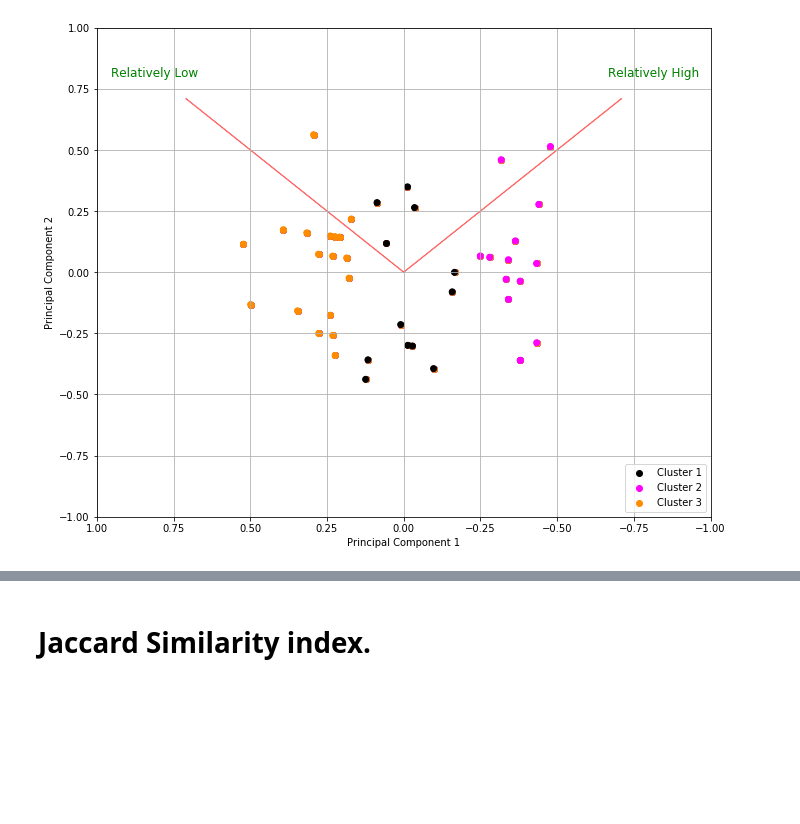
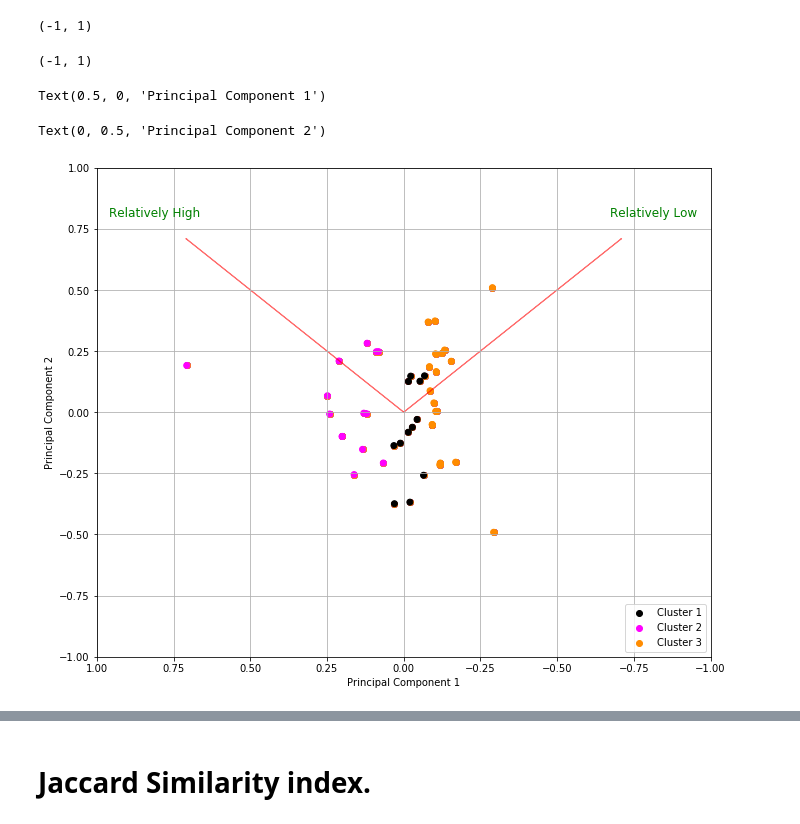
Before and after one commit to Guindillator/Certainty, a Jupyter notebook: Code_Figures_Certainty_Project.ipynb, the cells around one changed output, grey strips where cells are left out. Drawn from its saved outputs; the diff is of its cells as text; code cells hidden in the pictures; blank space fills up the shorter version.

```diff
--- a/Code_Figures_Certainty_Project.ipynb
+++ b/Code_Figures_Certainty_Project.ipynb
@@ -64,0 +68,2 @@ s123.columns = ['s1-High','s1-Medium High','s1-Medium Low','s1-Low','s3-1','s3-2
+# %%
+s123 = pd.read_csv("C:\\Users\\marpr\\Desktop\\docto\\respuestas-s123 - copia.csv", sep=',')
@@ -154,17 +189,20 @@ array([[ 1.42190447, -0.85551884, -1.2101169 , -0.48473773],
 # %%
-import matplotlib.pyplot as plt
-from mpl_toolkits.mplot3d import Axes3D
-from sklearn import datasets
-from sklearn.decomposition import PCA
-# iris = datasets.load_iris()
 m = (np.asarray(s123))
-s1_array = (m[:, :4])
+# s1_array = (m[:, :4])
 s3_array = (m[:, 4:7])
-s2_array = (m[:, 7:9])
+
+lista = []
+for i in range(1,46):
+    lista.append([0])
+s3_array = (np.append(s3_array, lista, axis=1))
+
+# s2_array = (m[:, 7:9])
+s3_array_comp = clr(centralize(multiplicative_replacement(closure(s3_array), delta = 0.0001)))
+s3_array_comp = scale(s3_array_comp)
 
 range_s123 = range(1,11)
 s3_interia = []
-s3= pd.DataFrame(s3_array)
+s3= pd.DataFrame(s3_array_comp)
 pcax3 = PCA(n_components=2).fit_transform(s3)
 
 pca = PCA()
@@ -172,7 +210,7 @@ pcax3 = pca.fit_transform(s3)
 
 k = 3
 # Create a kmeans model on our data, using k clusters.  random_state helps ensure that the algorithm returns the same results each time.
-kmeans_model = KMeans(n_clusters=k, random_state=1).fit(s3.iloc[:, :])
+kmeans_model = KMeans(n_clusters=k, random_state=1).fit((pd.DataFrame(s3_array)).iloc[:, :])
 
 # These are our fitted labels for clusters -- the first cluster has label 0, and the second has label 1.
 y = kmeans_model.labels_
@@ -218,6 +256,6 @@ plt.grid()
 
 #Call the function. Use only the 2 PCs.
 myplot(pcax3[:,0:2],np.transpose(pca.components_[0:2, :]))
-plt.savefig('biplot_pca_s3.png', dpi = 500)
+plt.savefig('biplot_pca_s3_compositional.png', dpi = 500)
 plt.show()
 # %% [output]
@@ -225,17 +267,14 @@ plt.show()
 # %%
-import matplotlib.pyplot as plt
-from mpl_toolkits.mplot3d import Axes3D
-from sklearn import datasets
-from sklearn.decomposition import PCA
-# iris = datasets.load_iris()
 m = (np.asarray(s123))
-s1_array = (m[:, :4])
-s3_array = (m[:, 4:7])
+# s1_array = (m[:, :4])
+# s3_array = (m[:, 4:7])
 s2_array = (m[:, 7:9])
+s2_array_comp = clr(centralize(multiplicative_replacement(closure(s2_array), delta = 0.0001)))
+s2_array_comp = scale(s2_array_comp)
 
 range_s123 = range(1,11)
 s2_interia = []
-s2= pd.DataFrame(s2_array)
+s2= pd.DataFrame(s2_array_comp)
 pcax2 = PCA(n_components=2).fit_transform(s2)
 
 pca = PCA()
@@ -243,7 +282,7 @@ pcax2 = pca.fit_transform(s2)
 
 k = 3
 # Create a kmeans model on our data, using k clusters.  random_state helps ensure that the algorithm returns the same results each time.
-kmeans_model = KMeans(n_clusters=k, init='random', random_state=1).fit(s2.iloc[:, :])
+kmeans_model = KMeans(n_clusters=k, init='random', random_state=1).fit((pd.DataFrame(s2_array)).iloc[:, :])
 
 # These are our fitted labels for clusters -- the first cluster has label 0, and the second has label 1.
 y = kmeans_model.labels_
@@ -260,33 +299,37 @@ def myplot(score,coeff,labels=None):
     b = ax.scatter(xs * scalex,ys * scaley, c = colors[1], label = 'Cluster 2')
     c = ax.scatter(xs * scalex,ys * scaley, c = colors[2], label = 'Cluster 3')
     plt.legend(loc = 4)
     d = ax.scatter(xs * scalex,ys * scaley, c = y, cmap=matplotlib.colors.ListedColormap(colors))
 #     for i in range(n):
     plt.arrow(0, 0, coeff[0,0], coeff[0,1],color = 'r',alpha = 0.5)
     if labels is None:
         plt.text(coeff[0,0]* 1.15, coeff[0,1] * 1.15, "Relatively High", color = 'g', ha = 'center', va = 'center', fontsize=12)
     else:
         plt.text(coeff[0,0]* 1.15, coeff[0,1] * 1.15, labels[0], color = 'g', ha = 'center', va = 'center')
 
     plt.arrow(0, 0, coeff[1,0], coeff[1,1],color = 'r',alpha = 0.5)
     if labels is None:
         plt.text(coeff[1,0]* 1.15, coeff[1,1] * 1.15, "Relatively Low", color = 'g', ha = 'center', va = 'center', fontsize=12)
     else:
         plt.text(coeff[1,0]* 1.15, coeff[1,1] * 1.15, labels[1], color = 'g', ha = 'center', va = 'center')
 
 
 
 plt.xlim(-1,1)
 plt.ylim(-1,1)
 plt.xlabel("Principal Component {}".format(1))
 plt.ylabel("Principal Component {}".format(2))
 plt.gca().invert_xaxis()
 plt.grid()
 
 #Call the function. Use only the 2 PCs.
 myplot(pcax2[:,0:2],np.transpose(pca.components_[0:2, :]))
-plt.savefig('biplot_pca_s2.1.png', dpi = 500)
+plt.savefig('biplot_pca_s2.1_compositional.png', dpi = 500)
 plt.show()
 # %% [output]
+(-1, 1)
+(-1, 1)
+Text(0.5, 0, 'Principal Component 1')
+Text(0, 0.5, 'Principal Component 2')
-[figure, old version]
+[figure, new version]
 # %%
```
Also changed, not shown: parts of 12 cells of this notebook.
